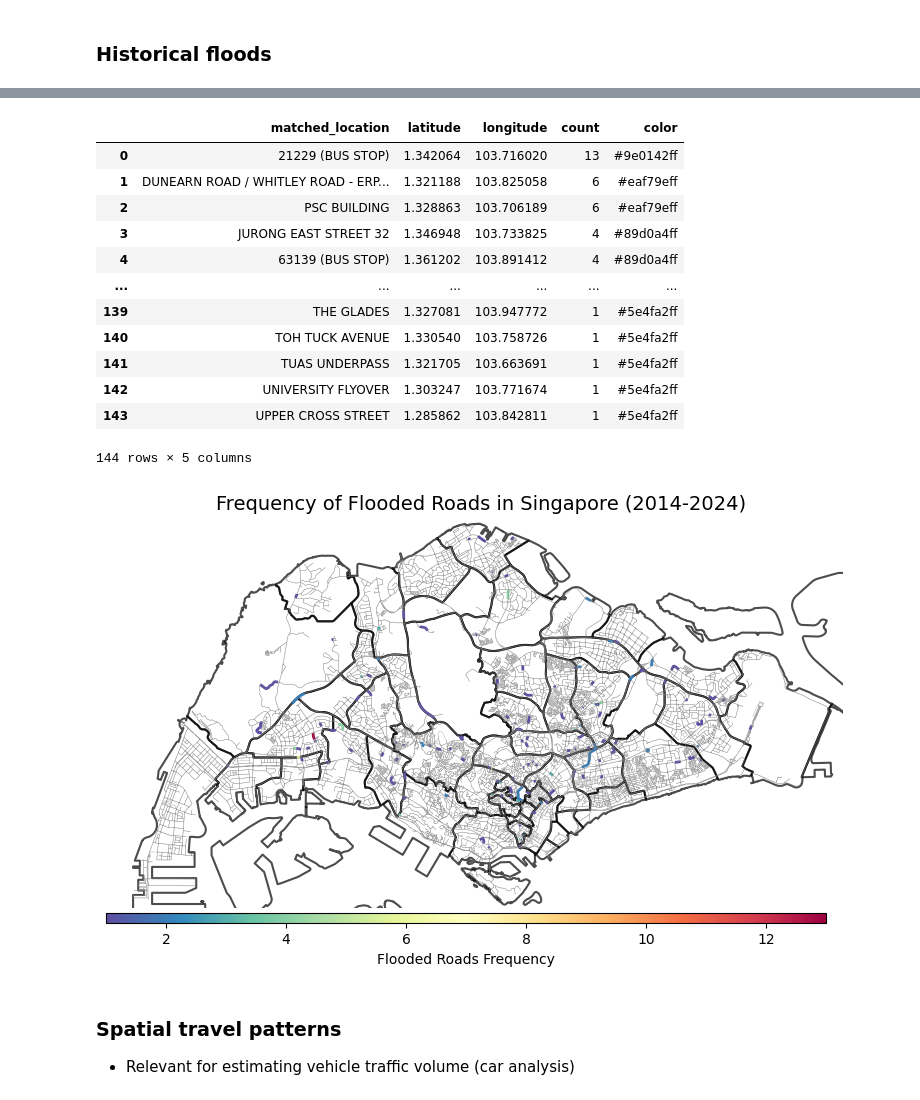
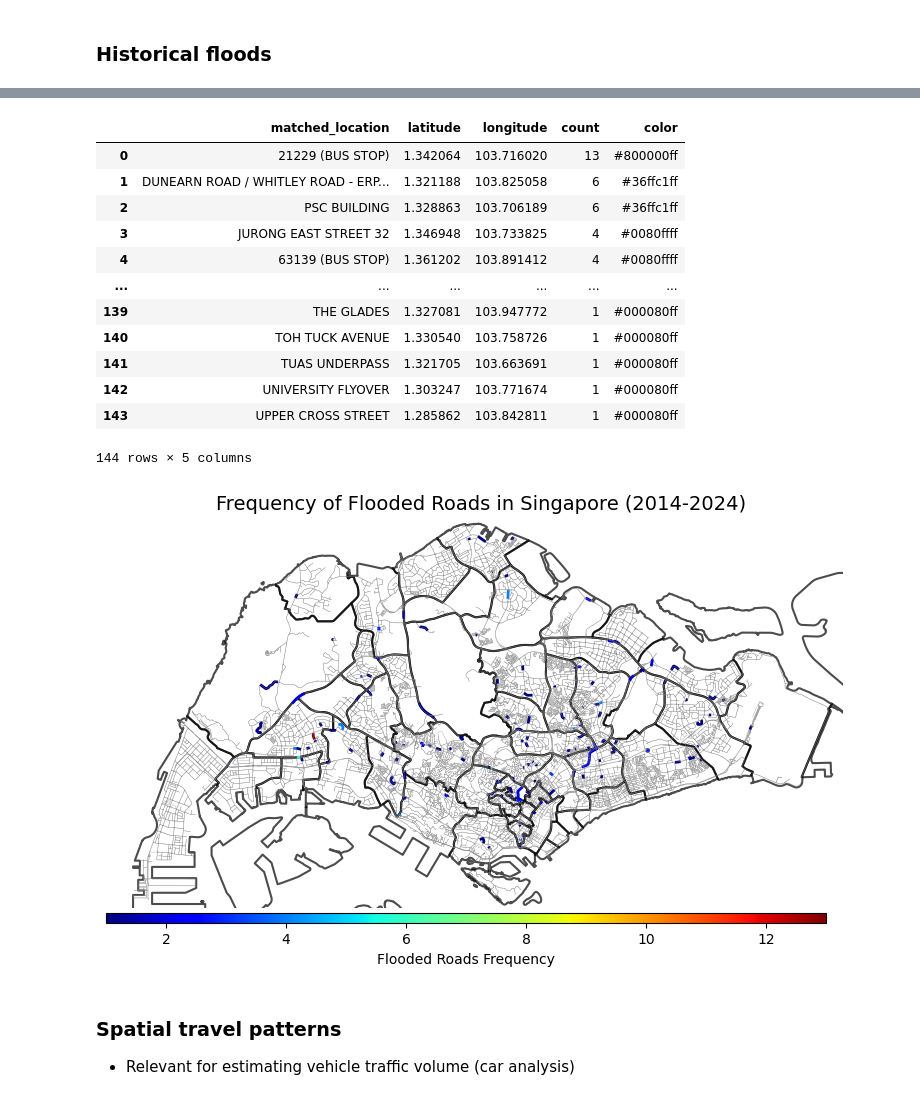
Before and after one commit to pakhuiying/NCCS_analysis, a Jupyter notebook: impact_data_analysis.ipynb, the cells around one changed output, grey strips where cells are left out. Saved outputs shown, nothing was run; the diff lists cells and outputs as text; code cells hidden in the pictures.

```diff
--- a/impact_data_analysis.ipynb
+++ b/impact_data_analysis.ipynb
@@ -164,45 +164,45 @@ def plot_flooded_roads_frequency(G, historical_floods,cmap='plasma',ax=None,colo
     # get the flooded edges from the graph
     color_map = {e: color for color, e in zip(flooded_roads_frequency['color'], flooded_edges)}
     ec = [color_map[e] if e in flooded_edges else "grey" for e in G.edges(keys=True) ]
     ew = [2 if e in flooded_edges else 0.2 for e in G.edges(keys=True) ]
     fig, ax = ox.plot_graph(
         G,
         node_size=0,
         edge_color = ec,
         edge_linewidth=ew,
         ax=ax,
         bgcolor='white',
         show = False,
         close = False
     )
 
     # plot colorbar
     # create cax to add colorbar to the figure
     fig.subplots_adjust(bottom=0.1)
     cbar_ax = fig.add_axes([0.2, 0.07, 0.6, 0.02]) # left, bottom, width, height
     fig.colorbar(cbar, cax=cbar_ax, orientation="horizontal", label=colorbar_label)
 
     # historical_floods[['matched_location','latitude','longitude']].groupby(['matched_location']).size().reset_index(name='counts').sort_values(by='counts', ascending=False).head(10)
     return flooded_roads_frequency
 
 ax = planningArea_shp.plot(fc="none", ec="black", lw=1.5, alpha=0.7, figsize=(12, 5))
 ax.set_title("Frequency of Flooded Roads in Singapore (2014-2024)", fontsize=14)
-plot_flooded_roads_frequency(G_bus, historical_floods,cmap='Spectral_r',ax=ax,colorbar_label='Flooded Roads Frequency')
+plot_flooded_roads_frequency(G_bus, historical_floods,cmap='jet',ax=ax,colorbar_label='Flooded Roads Frequency')
 # %% [output]
 |  | matched_location | latitude | longitude | count | color |
-| 0 | 21229 (BUS STOP) | 1.342064 | 103.716020 | 13 | #9e0142ff |
-| 1 | DUNEARN ROAD / WHITLEY ROAD - ERP... | 1.321188 | 103.825058 | 6 | #eaf79eff |
-| 2 | PSC BUILDING | 1.328863 | 103.706189 | 6 | #eaf79eff |
-| 3 | JURONG EAST STREET 32 | 1.346948 | 103.733825 | 4 | #89d0a4ff |
-| 4 | 63139 (BUS STOP) | 1.361202 | 103.891412 | 4 | #89d0a4ff |
+| 0 | 21229 (BUS STOP) | 1.342064 | 103.716020 | 13 | #800000ff |
+| 1 | DUNEARN ROAD / WHITLEY ROAD - ERP... | 1.321188 | 103.825058 | 6 | #36ffc1ff |
+| 2 | PSC BUILDING | 1.328863 | 103.706189 | 6 | #36ffc1ff |
+| 3 | JURONG EAST STREET 32 | 1.346948 | 103.733825 | 4 | #0080ffff |
+| 4 | 63139 (BUS STOP) | 1.361202 | 103.891412 | 4 | #0080ffff |
 | ... | ... | ... | ... | ... | ... |
-| 139 | THE GLADES | 1.327081 | 103.947772 | 1 | #5e4fa2ff |
-| 140 | TOH TUCK AVENUE | 1.330540 | 103.758726 | 1 | #5e4fa2ff |
-| 141 | TUAS UNDERPASS | 1.321705 | 103.663691 | 1 | #5e4fa2ff |
-| 142 | UNIVERSITY FLYOVER | 1.303247 | 103.771674 | 1 | #5e4fa2ff |
-| 143 | UPPER CROSS STREET | 1.285862 | 103.842811 | 1 | #5e4fa2ff |
+| 139 | THE GLADES | 1.327081 | 103.947772 | 1 | #000080ff |
+| 140 | TOH TUCK AVENUE | 1.330540 | 103.758726 | 1 | #000080ff |
+| 141 | TUAS UNDERPASS | 1.321705 | 103.663691 | 1 | #000080ff |
+| 142 | UNIVERSITY FLYOVER | 1.303247 | 103.771674 | 1 | #000080ff |
+| 143 | UPPER CROSS STREET | 1.285862 | 103.842811 | 1 | #000080ff |
 144 rows × 5 columns
-[figure, old version]
+[figure, new version]
 # %% [markdown]
 ### Spatial travel patterns
 - Relevant for estimating vehicle traffic volume (car analysis)
```
Also changed, not shown: parts of 12 cells of this notebook, 1 other file.
